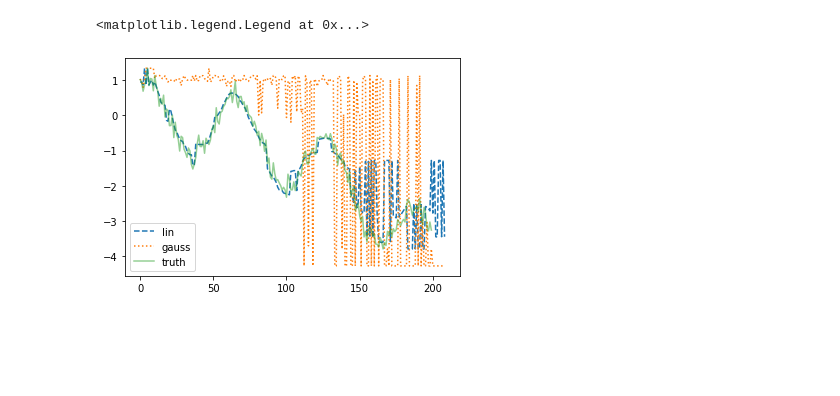
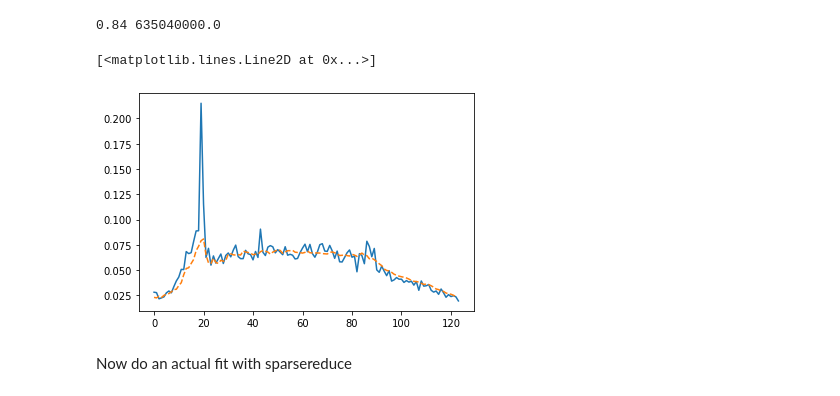
Before and after one commit to zalandoresearch/JaxRK, a Jupyter notebook: examples/Process_kernels_experiments.ipynb, the cells around one changed output. Drawn from its saved outputs; the diff is of its cells as text; code cells hidden in the pictures; blank space fills up the shorter version.

```diff
--- a/examples/Process_kernels_experiments.ipynb
+++ b/examples/Process_kernels_experiments.ipynb
@@ -79,11 +107,10 @@ for (use_inner, cmo) in [("gen_gauss", cmo_gg), ("linear", cmo_lin), ("poly", cm
 # %%
-rv_gauss = np.array(rval[:1]).squeeze()
-# prefactor of 600. This is very brittle and highly dependend on the prefactor
-pl.plot(rv_lin, "--", label = "lin")
-pl.plot(rv_gauss, ":", label = "gauss")
+mdist = np.mean(x.flatten()[1:] - x.flatten()[:-1])
+newlen = 200 + y.size
+newx = np.arange(newlen) * mdist
+#pl.plot(x.flatten()[200:],samps["poly"][:200], ".-", label = "poly")
 #pl.fill_between(range(300), rv.mean(0)-rv.std(0), rv.mean(0)+rv.std(0), alpha=0.5)
-pl.plot(y.flatten()[200:], label="truth", alpha=0.5)
+pl.scatter(x.flatten(), y.flatten(), label="truth", alpha=0.2)
+pl.plot(newx[201:], samps["linear"], "--", linewidth=4, label = "Linear kernel on trajectory summaries")
+pl.plot(newx[201:], samps["gen_gauss"], "", linewidth=4, label = "Gen. Gaussian on trajectory summaries")
 pl.legend(loc="best")
-# %% [output]
-<matplotlib.legend.Legend at 0x...>
-[figure, removed]
@@ -139,2 +127,55 @@ mean_var_pol = np.array(multiply(cd_pol, invec_pol).normalized().get_mean_var())
 plot_pred(mean_var_pol[199:], x, y)
 pl.title("Polynomial kernel on process embeddings")
+# %%
+#overfit test
+from data import Traffic
+traf = Traffic()
+idx_out = 20
+n = 20
+
+traf.data['train'] = Traffic.equalize_smp_size(traf.data['train']).values.reshape(-1, 144, traf.data['test'].shape[-1])
+traf.data['test'] = traf.data['test'].values.reshape(-1, 144, traf.data['test'].shape[-1])
+
+(train_inp, train_out) = (traf.data['train'][:idx_out, :-1, 1:3].reshape((-1, 2)),
+                          traf.data['train'][:idx_out, 1:, 2:3].reshape((-1, 1)))
+un, sr = SparseReduce.sum_from_unique(train_out.flatten())
+num_points_per_obs = 143
+obs_median = 0.84 #0.9 #median_heuristic(traf.data['train'][:14, :-1, 2].reshape((-1, 1)), "sqeuclidean")
+idx_median = 6.3504e+08 #1e+5 #median_heuristic(traf.data['train'][:14, :-1, 1:2].reshape((-1, 1)), "sqeuclidean")
+print(obs_median, idx_median)
+
+out_kern = GaussianKernel(obs_median)
+period = traf.data['train'][idx_out:idx_out+1, :, 1:2].max()
+idx_kern = PeriodicKernel(period, 1)
+#idx_kern = GaussianKernel(idx_median)
+in_kern = SplitDimsKernel([0, 1, 2], [idx_kern, out_kern])
+
+inp_vec = SpVec(in_kern, train_inp, np.arange(1, train_inp.shape[0] // num_points_per_obs + 1) * num_points_per_obs)
+out_vec = FiniteVec(out_kern, train_out) #FiniteVec(out_kern, un[:, np.newaxis],)
+
+O = Cmo(inp_vec, out_vec)
+len(sr.idcs), un.shape
+
+
+
+test_inp = traf.data['train'][idx_out:idx_out+1, :n, 1:3].reshape((-1, 2))
+#test_inp[:, 1:] = stats.norm.ppf(to.cdf(test_inp[:, 1:]))
+test_out = traf.data['train'][idx_out:idx_out+1, n:, 2:3]
+#test_out = stats.norm.ppf(to.cdf(traf.data['train'][idx_out, n:, 2:3]))
+
+inp_test = SpVec(in_kern, test_inp, np.array([n]), use_subtrajectories = False)
+cur_ro = RolloutSpVec(O, inp_test, 1)
+rval = []
+for i in tqdm(range(1, 144-n)):
+    new_point = cur_ro.current_outp_emb.point_representant()
+    rval.append(new_point)
+    cur_ro.update(new_point)
+s = np.array(rval)
+pl.plot(test_out.squeeze())
+pl.plot(s, "--")
+# %% [output]
+0.84 635040000.0
+[<matplotlib.lines.Line2D at 0x...>]
+[figure, added]
+# %% [markdown]
+Now do an actual fit with sparsereduce
```
Also changed, not shown: parts of 36 cells of this notebook, 7 other files.
